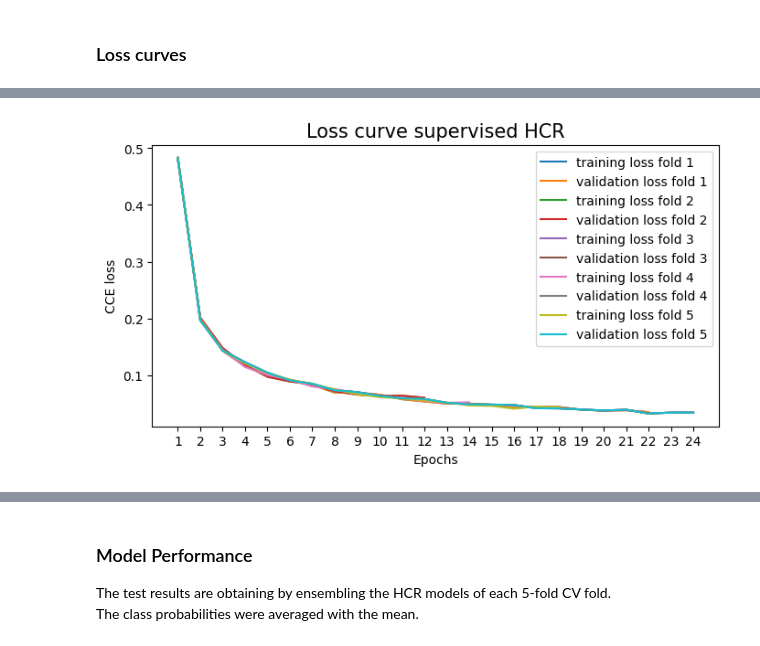
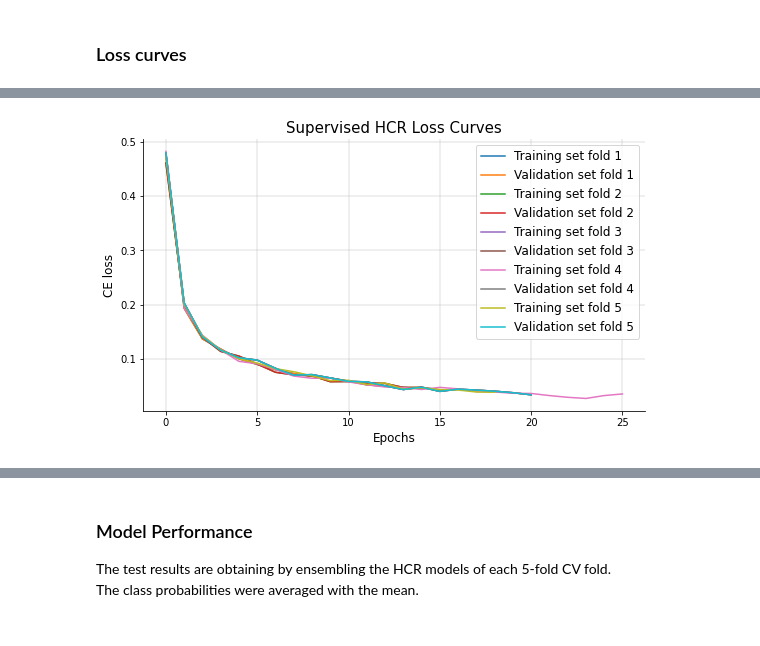
Before and after one commit to Lisa-dk/self-supervised-mnist, a Jupyter notebook: HTR_mwe.ipynb, the cells around one changed output, grey strips where cells are left out. Saved outputs shown, nothing was run; the diff lists cells and outputs as text; code cells hidden in the pictures.

Commit message:
Added knn, adjusted plots

```diff
--- a/HTR_mwe.ipynb
+++ b/HTR_mwe.ipynb
@@ -244,6 +245,6 @@ for i, (train_index, valid_index) in enumerate(skf.split(x_train, y_train)):
     res[i] = super_htr_model.fit(dataset, epochs=epochs, validation_data=val_dataset, callbacks=[callback])
     preds[i] = super_htr_model.predict(x_test)
 
-    super_htr_model.save(f'./mnist_super_hcr_f{i}.keras')
+    super_htr_model.save(f'./results/super_hcr/mnist_super_hcr_f{i}.keras')
 # %% [output]
 Starting fold  0
@@ -268,64 +370,56 @@ Epoch 18/100
 # %%
-tr_loss = []
-val_loss = []
+fig = plt.figure(figsize=(9, 5))
 
-tr_acc = []
-val_acc = []
-
-for i in range(len(res.keys())):
-	tr_loss.append(list(res[i].history['loss']))
-	val_loss.append(list(res[i].history['loss']))
-
-	tr_acc.append(list(res[i].history['acc']))
-	val_acc.append(list(res[i].history['val_acc']))
-
-
-fig = plt.figure(figsize=(8, 4))
-
-max_epochs = max(len(tr_loss[0]), len(tr_loss[1]), len(tr_loss[2]))
-plt.plot(np.arange(len(tr_loss[0])), tr_loss[0], label="training loss fold 1")
-plt.plot(val_loss[0], label="validation loss fold 1")
-plt.plot(np.arange(len(tr_loss[1])),tr_loss[1],  label="training loss fold 2")
-plt.plot(val_loss[1], label="validation loss fold 2")
-plt.plot(np.arange(len(tr_loss[2])), tr_loss[2],  label="training loss fold 3")
-plt.plot(val_loss[2], label="validation loss fold 3")
-plt.plot(np.arange(len(tr_loss[3])), tr_loss[3],  label="training loss fold 4")
-plt.plot(val_loss[2], label="validation loss fold 4")
-plt.plot(np.arange(len(tr_loss[4])), tr_loss[4],  label="training loss fold 5")
-plt.plot(val_loss[2], label="validation loss fold 5")
-plt.legend()
-plt.xticks(np.arange(0, max_epochs), labels = np.arange(1, max_epochs + 1))
-plt.title("Loss curve supervised HCR", fontsize=15)
-plt.xlabel("Epochs", fontsize=10)
-plt.ylabel("CE loss", fontsize=10)
+max_epochs = max([len(i) for i in tr_loss])
+plt.plot(np.arange(len(tr_loss[0])), tr_loss[0], label="Training set fold 1")
+plt.plot(val_loss[0], label="Validation set fold 1")
+plt.plot(np.arange(len(tr_loss[1])),tr_loss[1],  label="Training set fold 2")
+plt.plot(val_loss[1], label="Validation set fold 2")
+plt.plot(np.arange(len(tr_loss[2])), tr_loss[2],  label="Training set fold 3")
+plt.plot(val_loss[2], label="Validation set fold 3")
+plt.plot(np.arange(len(tr_loss[3])), tr_loss[3],  label="Training set fold 4")
+plt.plot(val_loss[2], label="Validation set fold 4")
+plt.plot(np.arange(len(tr_loss[4])), tr_loss[4],  label="Training set fold 5")
+plt.plot(val_loss[2], label="Validation set fold 5")
+plt.legend(fontsize=12)
+plt.title("Supervised HCR Loss Curves", fontsize=15)
+plt.xlabel("Epochs", fontsize=12)
+plt.ylabel("CE loss", fontsize=12)
+plt.grid(linewidth=0.4)
+ax = plt.gca()  # Get current axis
+ax.spines['top'].set_visible(False)
+ax.spines['right'].set_visible(False)
 if aug:
-	plt.savefig("./results/super_hcr_loss_aug.png", dpi=300)
+	plt.savefig("./results/super_hcr/super_hcr_loss_aug.png", dpi=300)
 else:
-	plt.savefig("./results/super_hcr_loss.png", dpi=300)
+	plt.savefig("./results/super_hcr/super_hcr_loss.png", dpi=300)
 plt.show()
 
 
-fig = plt.figure(figsize=(8, 4))
+fig = plt.figure(figsize=(9, 5))
 
-max_epochs = max(len(tr_acc[0]), len(tr_acc[1]), len(tr_acc[2]))
-plt.plot(np.arange(len(tr_acc[0])), tr_acc[0], label="training accuracy fold 1")
-plt.plot(val_acc[0], label="validation accuracy fold 1")
-plt.plot(np.arange(len(tr_acc[1])),tr_acc[1],  label="training accuracy fold 2")
-plt.plot(val_acc[1], label="validation accuracy fold 2")
-plt.plot(np.arange(len(tr_acc[2])), tr_acc[2],  label="training accuracy fold 3")
-plt.plot(val_acc[2], label="validation accuracy fold 3")
-plt.plot(np.arange(len(tr_acc[3])), tr_acc[3],  label="training accuracy fold 4")
-plt.plot(val_acc[3], label="validation accuracy fold 4")
-plt.plot(np.arange(len(tr_acc[4])), tr_acc[4],  label="training accuracy fold 5")
-plt.plot(val_acc[4], label="validation accuracy fold 5")
-plt.legend()
-plt.xticks(np.arange(0, max_epochs), labels = np.arange(1, max_epochs + 1))
-plt.xlabel("epochs")
-plt.ylabel("Accuracy")
+plt.plot(np.arange(len(tr_acc[0])), tr_acc[0], label="Training set fold 1")
+plt.plot(val_acc[0], label="Validation set fold 1")
+plt.plot(np.arange(len(tr_acc[1])),tr_acc[1],  label="Training set fold 2")
+plt.plot(val_acc[1], label="Validation set fold 2")
+plt.plot(np.arange(len(tr_acc[2])), tr_acc[2],  label="Training set fold 3")
+plt.plot(val_acc[2], label="Validation set fold 3")
+plt.plot(np.arange(len(tr_acc[3])), tr_acc[3],  label="Training set fold 4")
+plt.plot(val_acc[3], label="Validation set fold 4")
+plt.plot(np.arange(len(tr_acc[4])), tr_acc[4],  label="Training set fold 5")
+plt.plot(val_acc[4], label="Validation set fold 5")
+plt.legend(fontsize=12)
+plt.xlabel("Epochs")
+plt.ylabel("Supervised HCR Accuracy")
+plt.grid(linewidth=0.4)
+ax = plt.gca()  # Get current axis
+ax.spines['top'].set_visible(False)
+ax.spines['right'].set_visible(False)
+
 if aug:
-	plt.savefig("./results/super_hcr_acc_aug.png", dpi=300)
+	plt.savefig("./results/super_hcr/super_hcr_acc_aug.png", dpi=300, bbox_inches='tight')
 else:
-	plt.savefig("./results/super_hcr_acc.png", dpi=300)
+	plt.savefig("./results/super_hcr/super_hcr_acc.png", dpi=300, bbox_inches='tight')
 plt.show()
 # %% [output]
-[figure, old version]
+[figure, new version]
```
Also changed, not shown: parts of 12 cells of this notebook.
